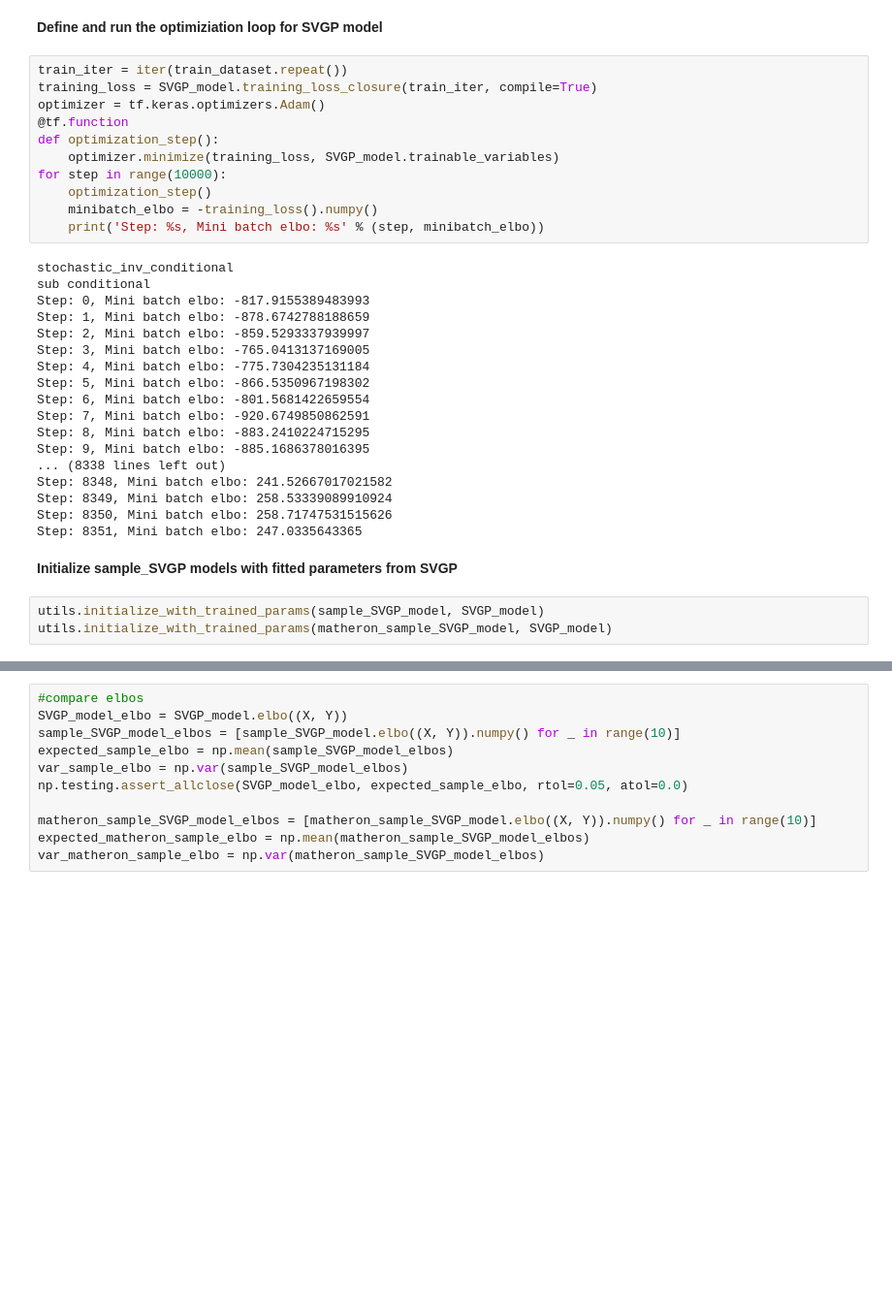
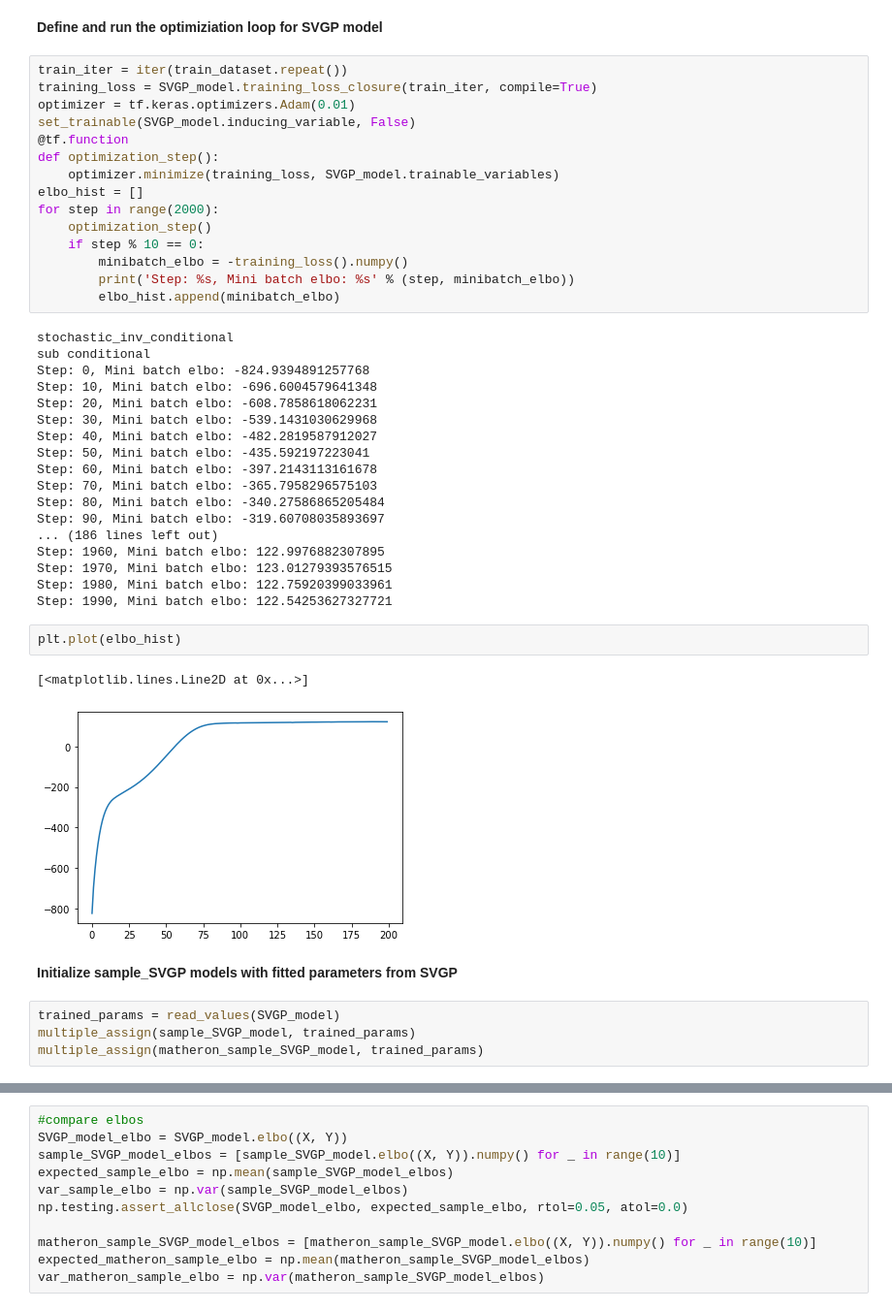
Before and after one commit to markvdw/invgp, a Jupyter notebook: notebooks/sample_SVGP_demo_2d_regression_invariant.ipynb, the cells around one changed output, grey strips where cells are left out. Shown at 97% size. Cells and saved outputs as stored; diff of their text form; blank space fills up the shorter version.

```diff
--- a/notebooks/sample_SVGP_demo_2d_regression_invariant.ipynb
+++ b/notebooks/sample_SVGP_demo_2d_regression_invariant.ipynb
@@ -53,37 +47,47 @@ __Define and run the optimiziation loop for SVGP model__
 # %%
 train_iter = iter(train_dataset.repeat())
 training_loss = SVGP_model.training_loss_closure(train_iter, compile=True)
-optimizer = tf.keras.optimizers.Adam()
+optimizer = tf.keras.optimizers.Adam(0.01)
+set_trainable(SVGP_model.inducing_variable, False)
 @tf.function
 def optimization_step():
     optimizer.minimize(training_loss, SVGP_model.trainable_variables)
-for step in range(10000):
+elbo_hist = []
+for step in range(2000):
     optimization_step()
-    minibatch_elbo = -training_loss().numpy()
-    print('Step: %s, Mini batch elbo: %s' % (step, minibatch_elbo))
+    if step % 10 == 0:
+        minibatch_elbo = -training_loss().numpy()
+        print('Step: %s, Mini batch elbo: %s' % (step, minibatch_elbo))
+        elbo_hist.append(minibatch_elbo)
 # %% [output]
 stochastic_inv_conditional
 sub conditional
-Step: 0, Mini batch elbo: -817.9155389483993
-Step: 1, Mini batch elbo: -878.6742788188659
-Step: 2, Mini batch elbo: -859.5293337939997
-Step: 3, Mini batch elbo: -765.0413137169005
-Step: 4, Mini batch elbo: -775.7304235131184
-Step: 5, Mini batch elbo: -866.5350967198302
-Step: 6, Mini batch elbo: -801.5681422659554
-Step: 7, Mini batch elbo: -920.6749850862591
-Step: 8, Mini batch elbo: -883.2410224715295
-Step: 9, Mini batch elbo: -885.1686378016395
-... (8338 lines left out)
-Step: 8348, Mini batch elbo: 241.52667017021582
-Step: 8349, Mini batch elbo: 258.53339089910924
-Step: 8350, Mini batch elbo: 258.71747531515626
-Step: 8351, Mini batch elbo: 247.0335643365
+Step: 0, Mini batch elbo: -824.9394891257768
+Step: 10, Mini batch elbo: -696.6004579641348
+Step: 20, Mini batch elbo: -608.7858618062231
+Step: 30, Mini batch elbo: -539.1431030629968
+Step: 40, Mini batch elbo: -482.2819587912027
+Step: 50, Mini batch elbo: -435.592197223041
+Step: 60, Mini batch elbo: -397.2143113161678
+Step: 70, Mini batch elbo: -365.7958296575103
+Step: 80, Mini batch elbo: -340.27586865205484
+Step: 90, Mini batch elbo: -319.60708035893697
+... (186 lines left out)
+Step: 1960, Mini batch elbo: 122.9976882307895
+Step: 1970, Mini batch elbo: 123.01279393576515
+Step: 1980, Mini batch elbo: 122.75920399033961
+Step: 1990, Mini batch elbo: 122.54253627327721
+# %%
+plt.plot(elbo_hist)
+# %% [output]
+[<matplotlib.lines.Line2D at 0x...>]
+[figure, added]
 # %% [markdown]
 __Initialize sample_SVGP models with fitted parameters from SVGP__
-# %%
-utils.initialize_with_trained_params(sample_SVGP_model, SVGP_model)
-utils.initialize_with_trained_params(matheron_sample_SVGP_model, SVGP_model)
+# %%
+trained_params = read_values(SVGP_model)
+multiple_assign(sample_SVGP_model, trained_params)
+multiple_assign(matheron_sample_SVGP_model, trained_params)
 # %%
 fig, ax = plt.subplots(1, 3, figsize=(12, 15))
 x1list = np.linspace(-3.0, 3.0, 100)
```
Also changed, not shown: parts of 7 cells of this notebook, 9 other files.
